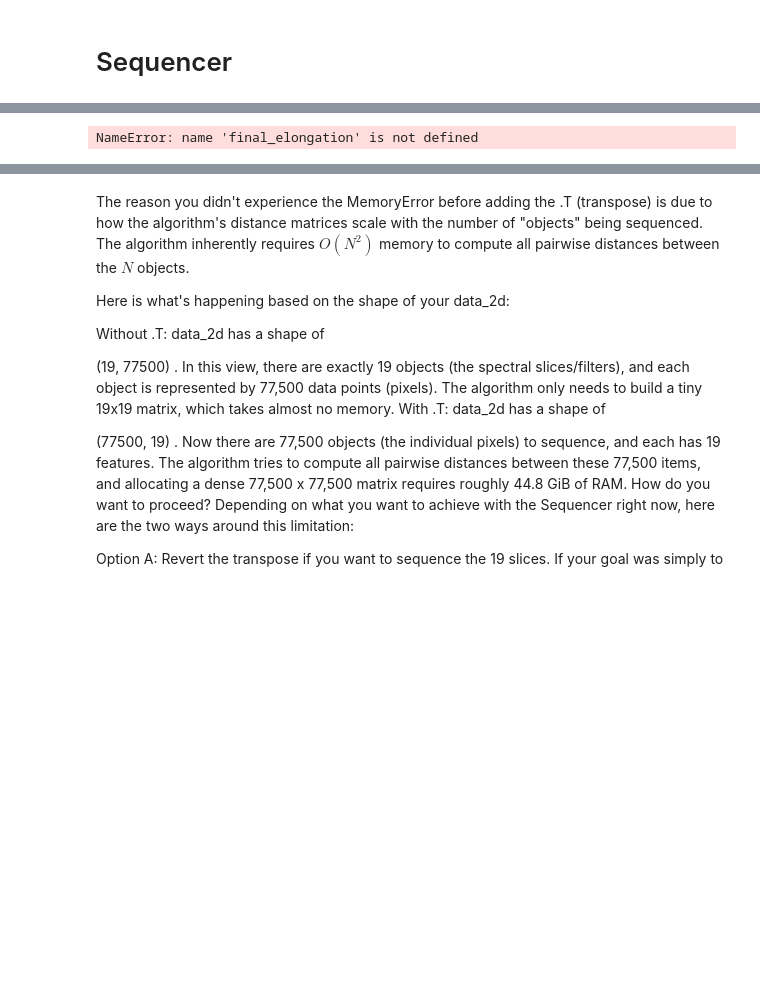
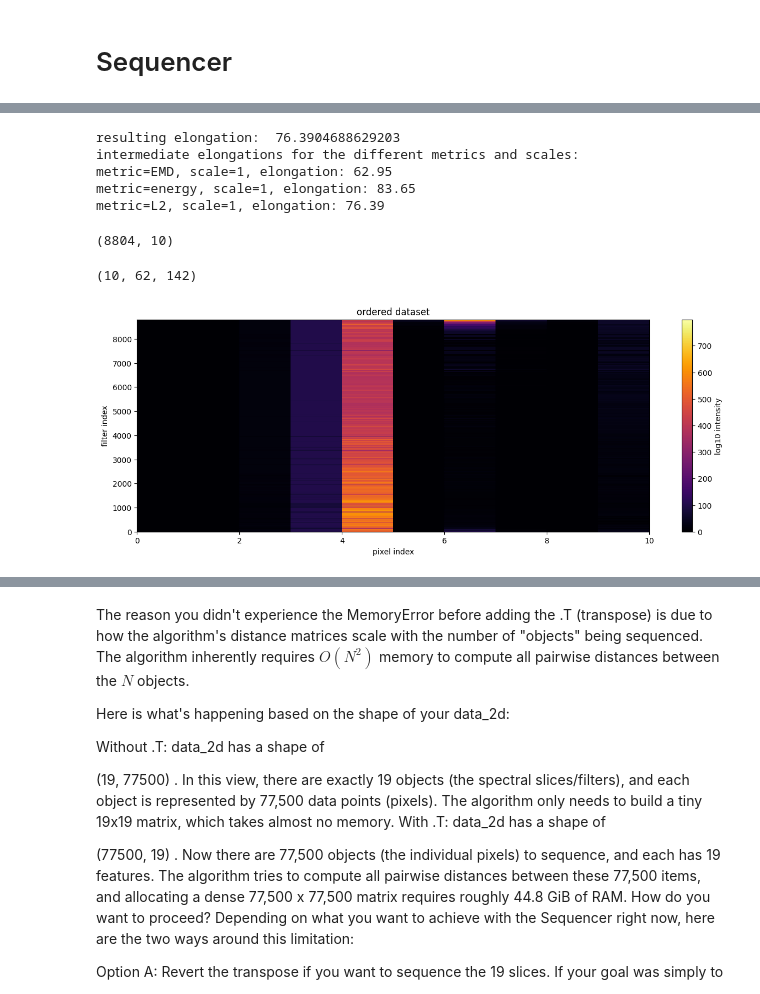
Before and after one commit to dim-papach/sequencer_project, a Jupyter notebook: sequencer_spectra.ipynb, the cells around one changed output, grey strips where cells are left out. Saved outputs shown, nothing was run; the diff lists cells and outputs as text; code cells hidden in the pictures; blank space fills up the shorter version.

Commit message:
skip dist calculations

```diff
--- a/sequencer_spectra.ipynb
+++ b/sequencer_spectra.ipynb
@@ -297,10 +319,24 @@ seq = sequencer.Sequencer(grid, positive_data, estimator_list, scale_list=None)
 # %%
-final_elongation, final_sequence = seq.execute(seq_out_dir, to_average_N_best_estimators=True,
-                                               number_of_best_estimators=num_estimators,
-                                               # to_calculate_distance_matrices=False,
-                                               # distance_matrices_inpath= seq_out_dir + "/distance_matrices.pkl",
-                                               to_use_parallelization=True,
-                                               num_cores=8)
+# 4. Execute with "Smart Loading"
+os.makedirs('./joblib_memmap', exist_ok=True)
+final_elongation, final_sequence = seq.execute(
+    seq_out_dir,
+    to_average_N_best_estimators=True,
+    number_of_best_estimators=num_estimators,
+    to_use_parallelization=True,
+    num_cores=8,
 
+    # Logic: If files exist, don't calculate (False). If they don't, calculate (True).
+    to_calculate_distance_matrices=not already_computed,
+
+    # Logic: If we are calculating, this MUST be None. If loading, this is the path.
+    distance_matrices_inpath=dist_path if already_computed else None,
+
+    # Logic: If we just calculated them, save them so 'already_computed' is True next time!
+    to_save_distance_matrices=not already_computed,
+    to_save_elongations=not already_computed
+)
+
+print("Sequencer finished (Load mode: " + str(already_computed) + ")")
 print("Sequencer completed.")
 print("Final Elongation:", final_elongation)
@@ -318,22 +366,38 @@ for i in range(len(estimator_list)):
     print("metric=%s, scale=%s, elongation: %s" % (estimator_list[i],
                                                    scale_list[i],
                                                    np.round(elongation_list[i], 2)))
-
-# plot the ordered dataset
-data_reordered = reduced_data[:, final_sequence]
-
-plt.figure(1, figsize=(15, 5))
-plt.title("ordered dataset")
-plt.pcolormesh(data_reordered.T, cmap="inferno")
-plt.colorbar(label="log10 intensity")
-
-
-plt.xlabel("pixel index")
-plt.ylabel("filter index")
-
-# plt.yticks(ticks=np.arange(0, log_data.shape[0], step=1))
-plt.show()
 # %% [output]
-NameError: name 'final_elongation' is not defined
+resulting elongation:  76.3904688629203
+intermediate elongations for the different metrics and scales:
+metric=EMD, scale=1, elongation: 62.95
+metric=energy, scale=1, elongation: 83.65
+metric=L2, scale=1, elongation: 76.39
+# %%
+
+# plot the ordered dataset
+data_reordered_2d = positive_data[final_sequence,:]
+data_reordered_2d.shape
+# %% [output]
+(8804, 10)
+# %%
+data_reordered = data_reordered_2d.T.reshape(reduced_data.shape)
+data_reordered.shape
+# %% [output]
+(10, 62, 142)
+# %%
+
+plt.figure(1, figsize=(15, 5))
+plt.title("ordered dataset")
+plt.pcolormesh(data_reordered_2d, cmap="inferno")
+plt.colorbar(label="log10 intensity")
+
+
+plt.xlabel("pixel index")
+plt.ylabel("filter index")
+
+# plt.yticks(ticks=np.arange(0, log_data.shape[0], step=1))
+plt.show()
+# %% [output]
+[figure, added]
 # %%
 plot_slices(data_reordered, slice_names, log_scale=False)
```
Also changed, not shown: parts of 6 cells of this notebook, 2 other files.
